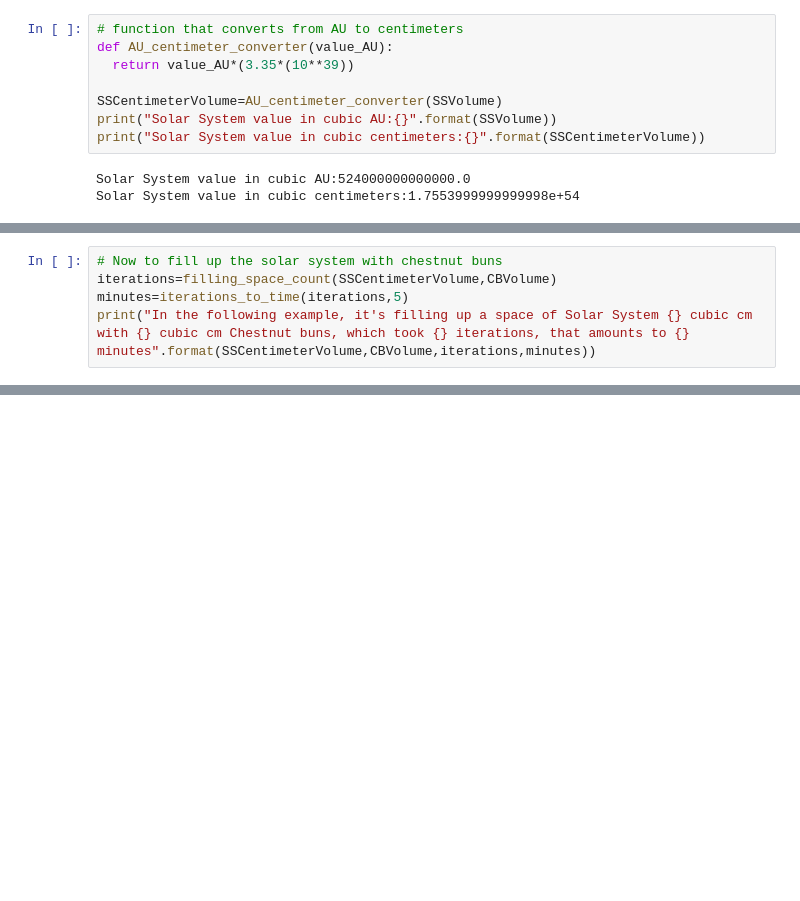
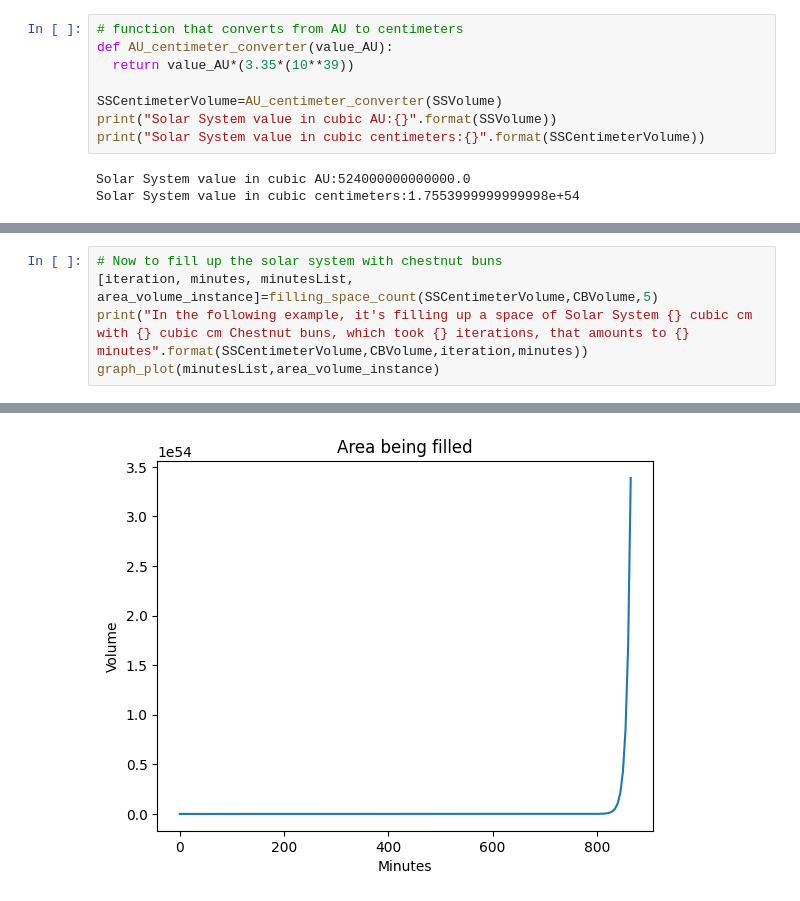
Before and after one commit to snitraM4500/AI_Course_Comprehensive_exercises, a Jupyter notebook: Chestnut Problem/chestnut.ipynb, the cells around one changed output, grey strips where cells are left out. Cells and saved outputs as stored; diff of their text form; blank space fills up the shorter version.

```diff
--- a/Chestnut Problem/chestnut.ipynb
+++ b/Chestnut Problem/chestnut.ipynb
@@ -41,6 +53,6 @@ In the following example, it's filling up a space of 2000 cubic cm with 283 cubi
 # %%
 # Now to fill up the solar system with chestnut buns
-iterations=filling_space_count(SSCentimeterVolume,CBVolume)
-minutes=iterations_to_time(iterations,5)
-print("In the following example, it's filling up a space of Solar System {} cubic cm with {} cubic cm Chestnut buns, which took {} iterations, that amounts to {} minutes".format(SSCentimeterVolume,CBVolume,iterations,minutes))
+[iteration, minutes, minutesList, area_volume_instance]=filling_space_count(SSCentimeterVolume,CBVolume,5)
+print("In the following example, it's filling up a space of Solar System {} cubic cm with {} cubic cm Chestnut buns, which took {} iterations, that amounts to {} minutes".format(SSCentimeterVolume,CBVolume,iteration,minutes))
+graph_plot(minutesList,area_volume_instance)
 # %% [output]
@@ -48,3 +60,4 @@ In the following example, it's filling up a space of 1.7553999999999998e+54 cubi
+[figure, added]
 # %%
 # Football volume filling up the Tokyo Dome
 TDVolume=1.24*(10**12)
```
Also changed, not shown: parts of 6 cells of this notebook.
